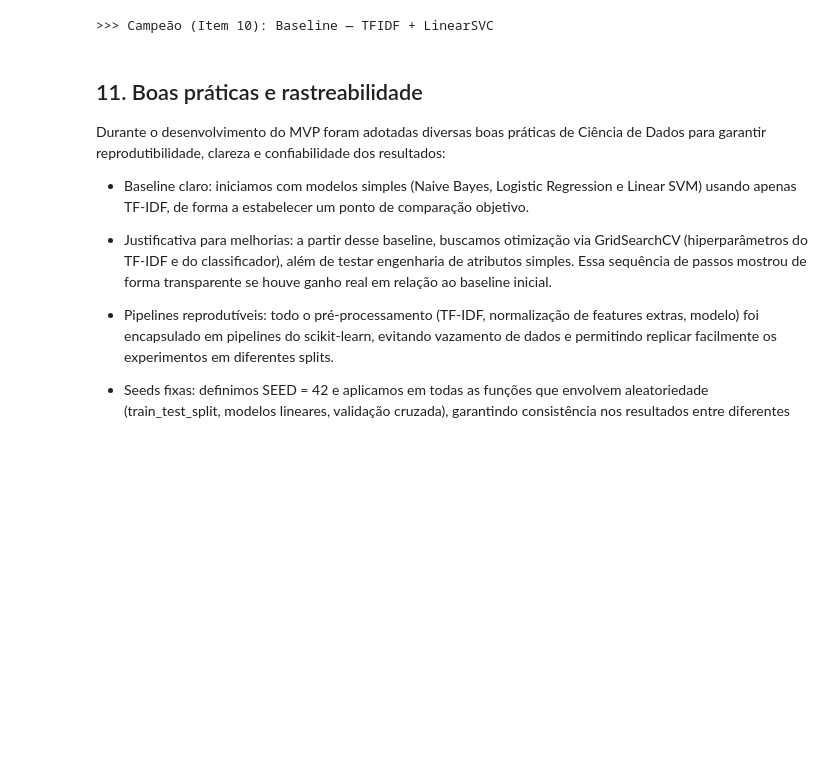
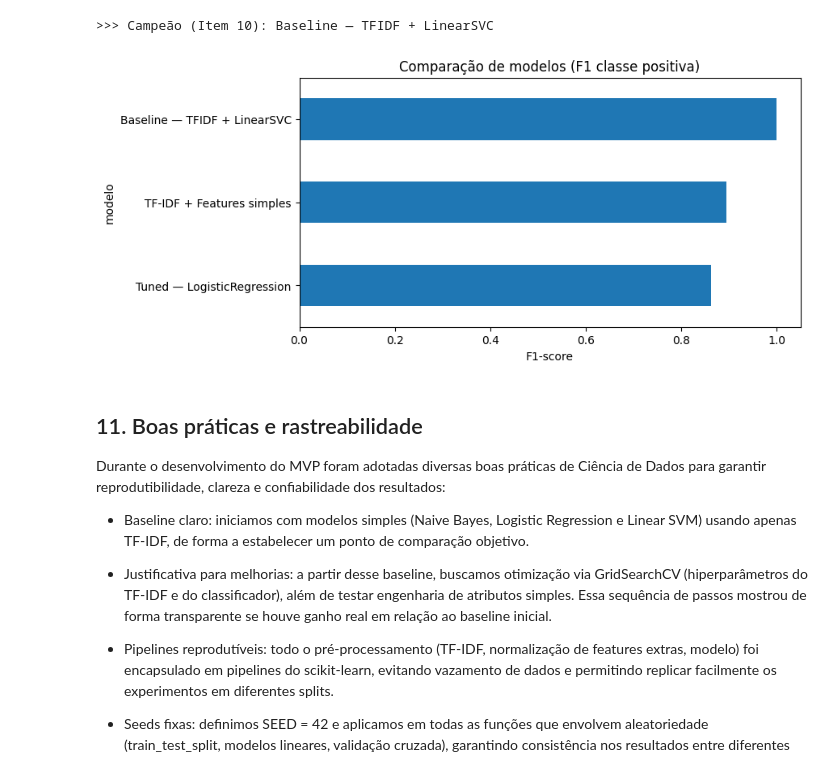
Before and after one commit to natimartins-x/machine-learning, a Jupyter notebook: MVP_IMDB_Sentiment.ipynb, the cells around one changed output. Cells and saved outputs as stored; diff of their text form; code cells hidden in the pictures; blank space fills up the shorter version.

```diff
--- a/MVP_IMDB_Sentiment.ipynb
+++ b/MVP_IMDB_Sentiment.ipynb
@@ -1331,6 +1358,50 @@ else:
     print("Impossível definir campeão: tabela vazia.")
 # %% [output]
 >>> Campeão (Item 10): Baseline — TFIDF + LinearSVC
+# %%
+# 15.3 — Gráfico comparativo (F1 positiva) em VALIDAÇÃO
+import pandas as pd
+import matplotlib.pyplot as plt
+from sklearn.metrics import classification_report
+import numpy as np
+
+def ensure_cmp_df():
+    global cmp_df
+    if "cmp_df" in globals() and not cmp_df.empty:
+        return cmp_df
+    rows = []
+    # tenta montar uma tabela mínima
+    if "best_pipe" in globals() and "best_name" in globals():
+        ypb = best_pipe.predict(X_valid["text"])
+        rep = classification_report(y_valid, ypb, output_dict=True, zero_division=0)
+        rows.append({"modelo": f"Baseline — {best_name}", "f1_pos": rep.get("1", {}).get("f1-score", np.nan)})
+    if "grid_lr" in globals():
+        ypl = grid_lr.predict(X_valid["text"])
+        rep = classification_report(y_valid, ypl, output_dict=True, zero_division=0)
+        rows.append({"modelo": "Tuned — LogisticRegression", "f1_pos": rep.get("1", {}).get("f1-score", np.nan)})
+    if "grid_svm" in globals():
+        yps = grid_svm.predict(X_valid["text"])
+        rep = classification_report(y_valid, yps, output_dict=True, zero_division=0)
+        rows.append({"modelo": "Tuned — LinearSVC", "f1_pos": rep.get("1", {}).get("f1-score", np.nan)})
+    if "pipe_eng" in globals() and "X_valid_eng" in globals():
+        ype = pipe_eng.predict(X_valid_eng)
+        rep = classification_report(y_valid, ype, output_dict=True, zero_division=0)
+        rows.append({"modelo": "TF-IDF + Features simples", "f1_pos": rep.get("1", {}).get("f1-score", np.nan)})
+    if not rows:
+        print("Sem modelos para comparar — rode Itens 6/7/9.")
+        return pd.DataFrame()
+    return pd.DataFrame(rows).set_index("modelo").sort_values("f1_pos", ascending=False)
+
+cmp_df = ensure_cmp_df()
+if not cmp_df.empty:
+    ax = cmp_df["f1_pos"].plot(kind="barh", figsize=(8,4), title="Comparação de modelos (F1 classe positiva)")
+    ax.set_xlabel("F1-score")
+    plt.gca().invert_yaxis()
+    plt.show()
+else:
+    print("Tabela de comparação vazia.")
+# %% [output]
+[figure, added]
 # %% [markdown]
 
 ## 11. Boas práticas e rastreabilidade
```
Also changed, not shown: parts of 5 cells of this notebook.
